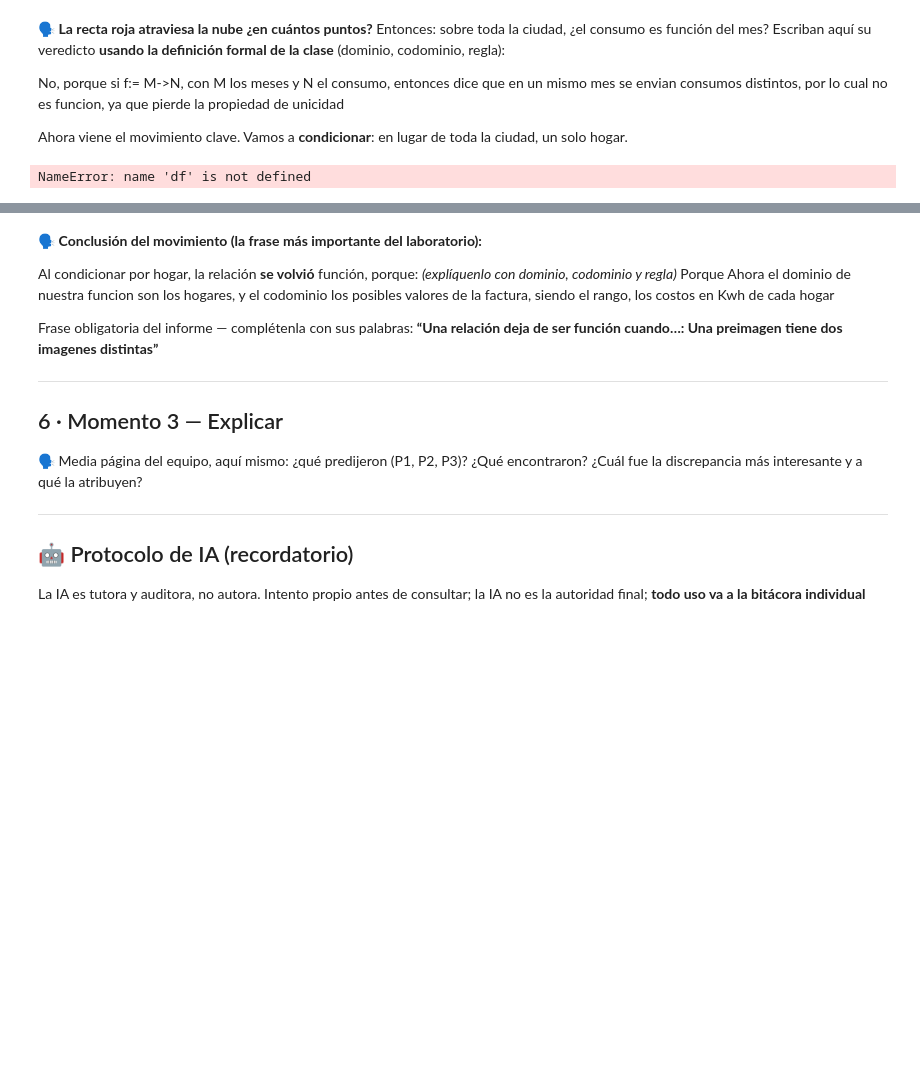
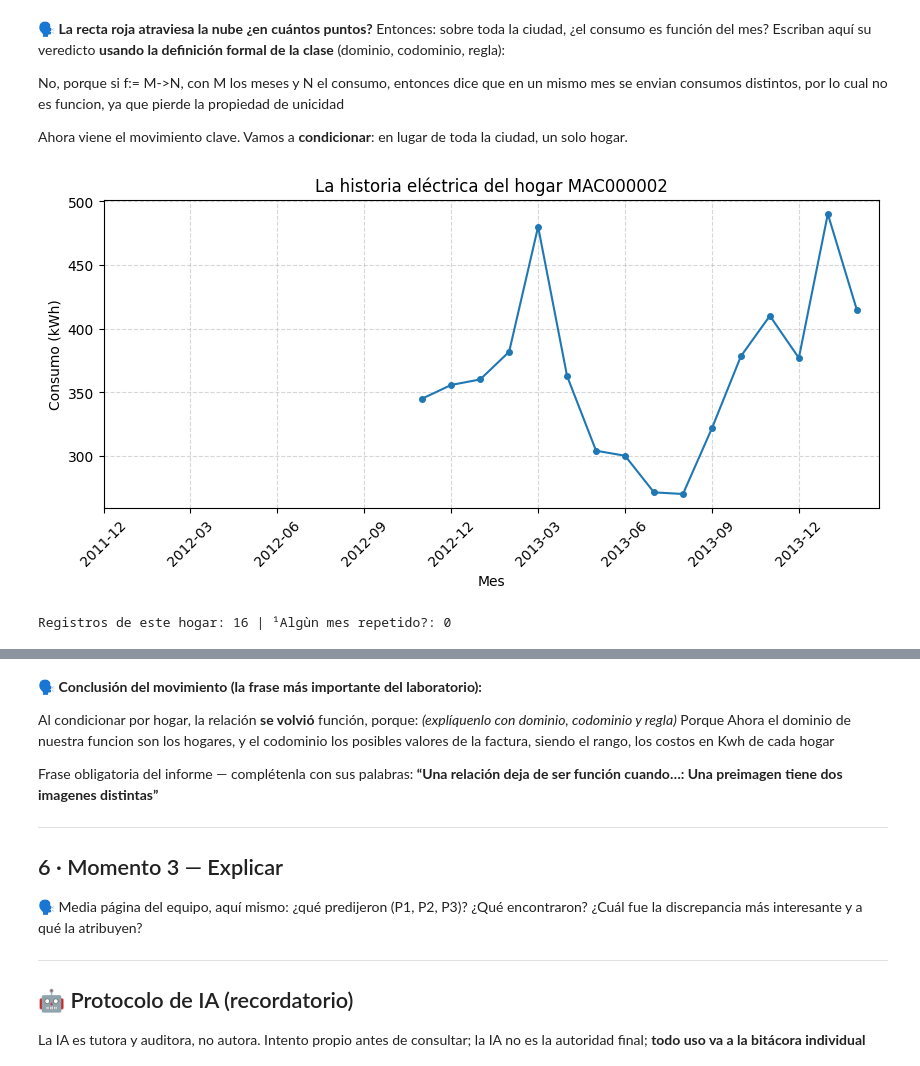
Before and after one commit to anordonezc/Lab-Calculo-D, a Jupyter notebook: L1_sesion1.ipynb, the cells around one changed output, grey strips where cells are left out. Saved outputs shown, nothing was run; the diff lists cells and outputs as text; code cells hidden in the pictures; blank space fills up the shorter version.

```diff
--- a/L1_sesion1.ipynb
+++ b/L1_sesion1.ipynb
@@ -205,25 +208,26 @@ Ahora viene el movimiento clave. Vamos a **condicionar**: en lugar de toda la ci
 # %%
 # ✏️ Ejercicio 4 — Un solo hogar.
 # Elijan un código de hogar (mírenlos con df["hogar"].unique()[:10]) y grafiquen SU serie:
 # mes en el eje x, kwh en el eje y. ¹Cuántos puntos atraviesa ahora una recta vertical?
 
-hogar_elegido = df["hogar"].unique()[:10]   # ← cambien por el hogar que quieran
+hogar_elegido = df["hogar"].unique()[0]   # ← cambien por el hogar que quieran
 serie = df[df["hogar"] == hogar_elegido].sort_values("mes")
 
 # Aseguramos que 'meses' y 'pos' estén definidos para evitar el NameError
 meses = sorted(df["mes"].unique())
 pos = {m: i for i, m in enumerate(meses)}
 
 plt.figure(figsize=(10, 4))
 plt.plot(serie["mes"].map(pos), serie["kwh"], marker="o", markersize=4)
 plt.xticks(range(0, len(meses), 3), meses[::3], rotation=45)
 plt.xlabel("Mes")
 plt.ylabel("Consumo (kWh)")
 plt.title(f"La historia eléctrica del hogar {hogar_elegido}")
 plt.grid(True, linestyle="--", alpha=0.5)
 plt.show()
 
 print("Registros de este hogar:", len(serie),
       "| ¹Algùn mes repetido?:", serie["mes"].duplicated().sum())
 # %% [output]
+[figure, added]
-NameError: name 'df' is not defined
+Registros de este hogar: 16 | ¹Algùn mes repetido?: 0
```
Also changed, not shown: parts of 2 cells of this notebook.
